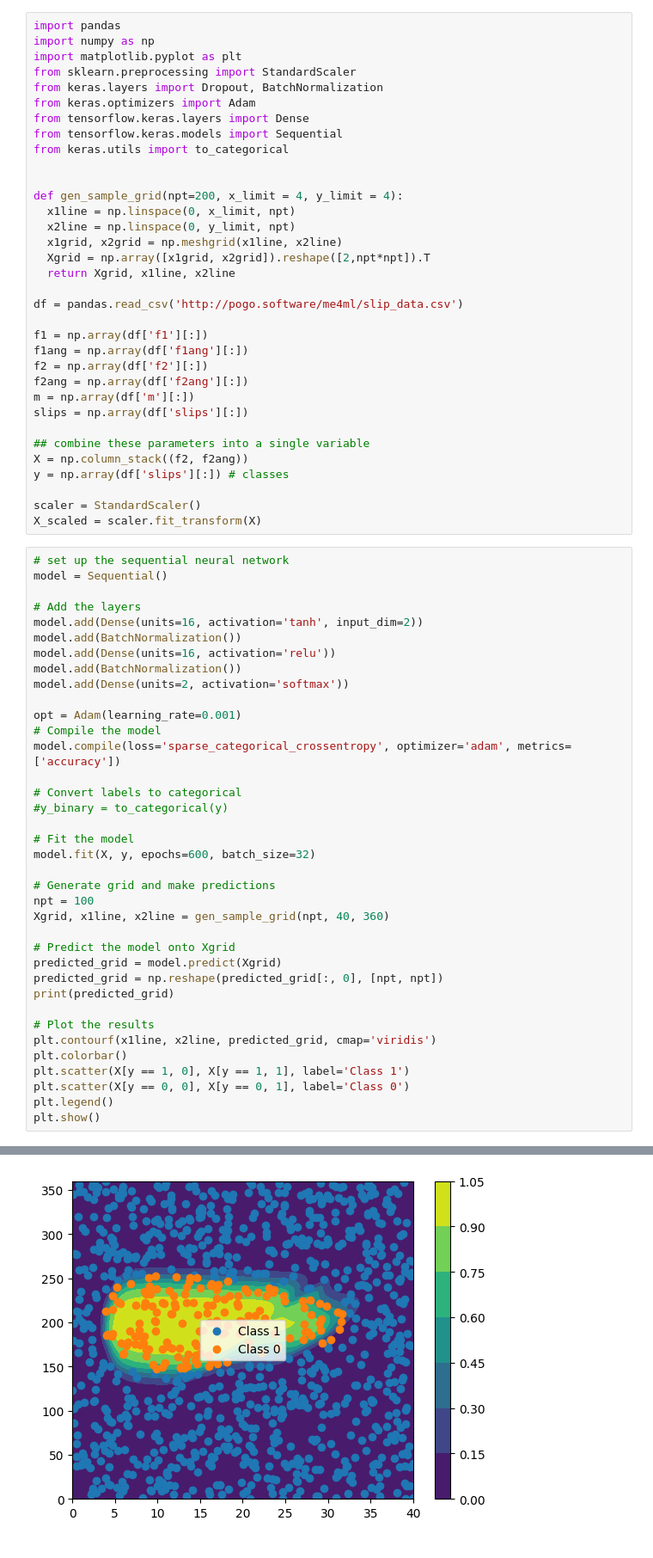
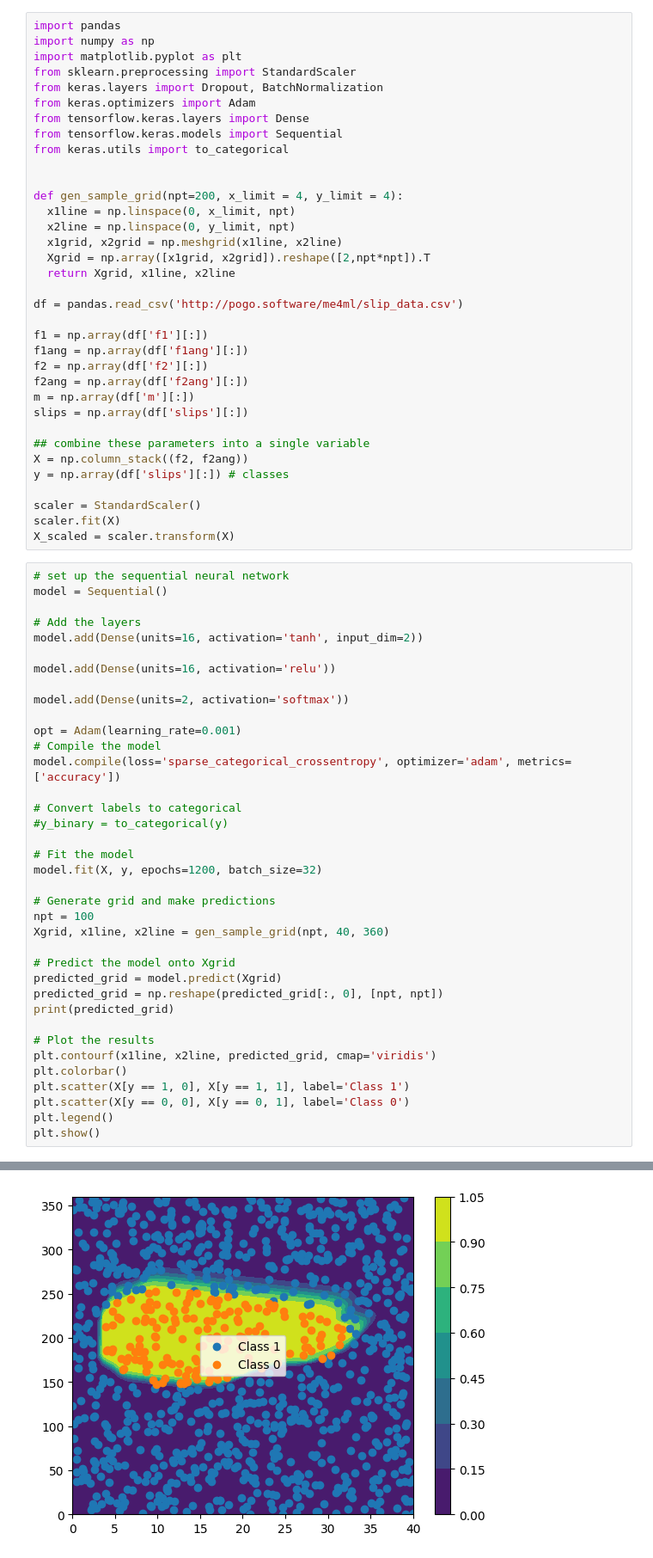
Before and after one commit to Jansenpapworth/Machine-Learning, a Jupyter notebook: Tutorial 10/Slip NN.ipynb, the cells around one changed output, grey strips where cells are left out. Shown: that part at 86% size. Cells and saved outputs as stored; diff of their text form.

```diff
--- a/Tutorial 10/Slip NN.ipynb
+++ b/Tutorial 10/Slip NN.ipynb
@@ -31,16 +31,17 @@ X = np.column_stack((f2, f2ang))
 y = np.array(df['slips'][:]) # classes
 
 scaler = StandardScaler()
-X_scaled = scaler.fit_transform(X)
+scaler.fit(X)
+X_scaled = scaler.transform(X)
 # %%
 # set up the sequential neural network
 model = Sequential()
 
 # Add the layers
 model.add(Dense(units=16, activation='tanh', input_dim=2))
-model.add(BatchNormalization())
+
 model.add(Dense(units=16, activation='relu'))
-model.add(BatchNormalization())
+
 model.add(Dense(units=2, activation='softmax'))
 
 opt = Adam(learning_rate=0.001)
@@ -51,7 +52,7 @@ model.compile(loss='sparse_categorical_crossentropy', optimizer='adam', metrics=
 #y_binary = to_categorical(y)
 
 # Fit the model
-model.fit(X, y, epochs=600, batch_size=32)
+model.fit(X, y, epochs=1200, batch_size=32)
 
 # Generate grid and make predictions
 npt = 100
@@ -90 +91 @@ Epoch 6/600
-[figure, old version]
+[figure, new version]
```
Also changed, not shown: parts of 1 cell of this notebook.
